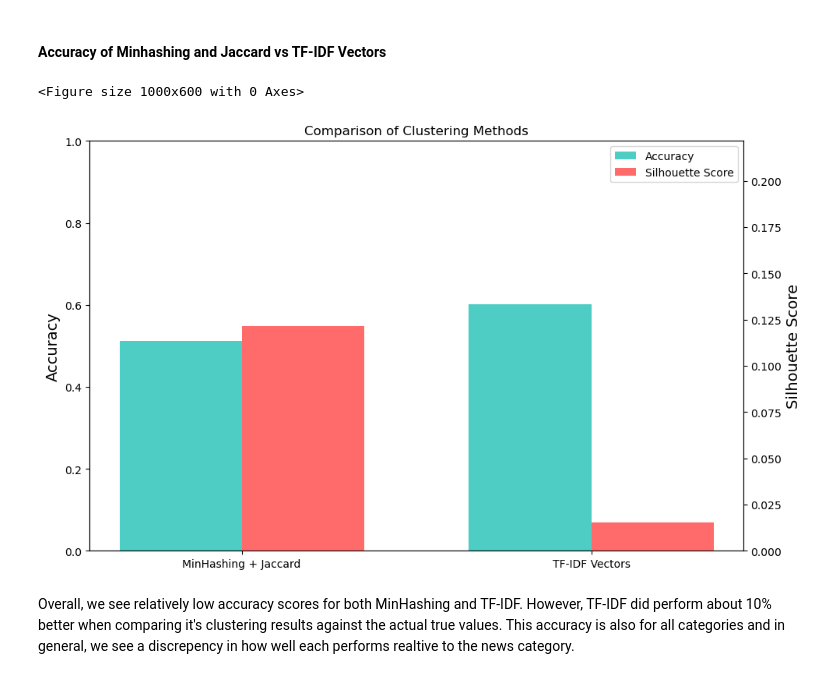
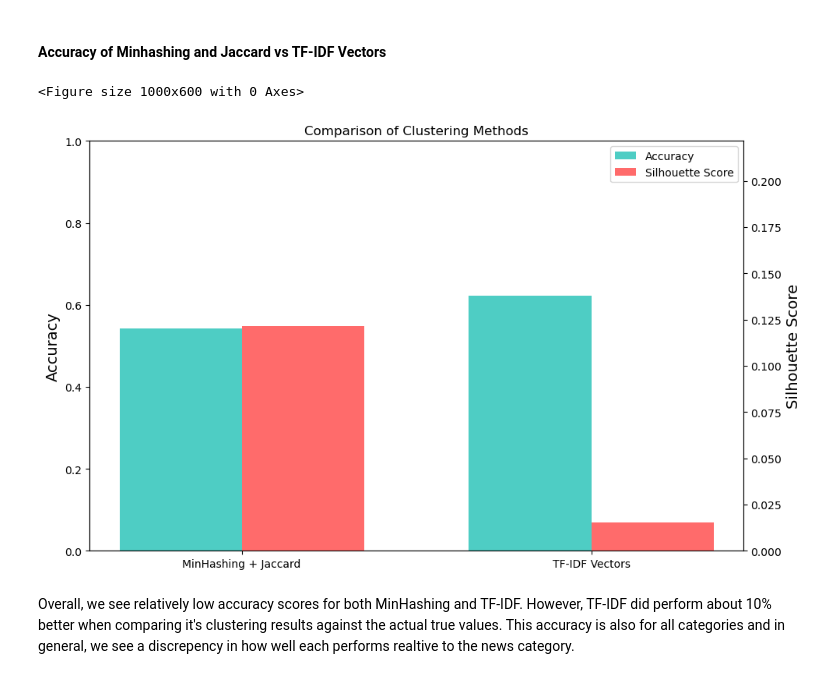
Before and after one commit to JohnDanekind/Fake-News-Unsupervised, a Jupyter notebook: src/project.ipynb, the cells around one changed output. Saved outputs shown, nothing was run; the diff lists cells and outputs as text; code cells hidden in the pictures.

```diff
--- a/src/project.ipynb
+++ b/src/project.ipynb
@@ -1187,42 +1180,42 @@ So, as expected, the machine learning model performed significantly better accro
 # Comparative visualization between MinHashing and TF-IDF
 plt.figure(figsize=(10, 6))
 methods = ['MinHashing + Jaccard', 'TF-IDF Vectors']
-minhash_accuracy = 0.5115
-tfidf_accuracy = 0.6010
+minhash_accuracy = 0.5415
+tfidf_accuracy = 0.6225
 minhash_silhouette = 0.1216
 tfidf_silhouette = 0.0151
 accuracies = [minhash_accuracy, tfidf_accuracy]
 silhouette = [minhash_silhouette, tfidf_silhouette]
 
 x = np.arange(len(methods))
 width = 0.35
 
 fig, ax1 = plt.subplots(figsize=(10, 6))
 bars1 = ax1.bar(x - width/2, accuracies, width, label='Accuracy', color='#4ECDC4')
 ax1.set_ylabel('Accuracy', fontsize=14)
 ax1.set_ylim(0, 1.0)
 
 # Add silhouette score on secondary y-axis
 ax2 = ax1.twinx()
 bars2 = ax2.bar(x + width/2, silhouette, width, label='Silhouette Score', color='#FF6B6B')
 ax2.set_ylabel('Silhouette Score', fontsize=14)
 ax2.set_ylim(0, max(silhouette) + 0.1)
 
 ax1.set_xticks(x)
 ax1.set_xticklabels(methods)
 ax1.set_title('Comparison of Clustering Methods')
 
 # Add a legend
 lines1, labels1 = ax1.get_legend_handles_labels()
 lines2, labels2 = ax2.get_legend_handles_labels()
 ax1.legend(lines1 + lines2, labels1 + labels2, loc='upper right')
 
 plt.tight_layout()
 plt.savefig('method_comparison.png')
 plt.show()
 # %% [output]
 <Figure size 1000x600 with 0 Axes>
-[figure, old version]
+[figure, new version]
 # %% [markdown]
 Overall, we see relatively low accuracy scores for both MinHashing and TF-IDF. However, TF-IDF did perform about 10% better when comparing it's clustering results against the actual true values. This accuracy is also for all categories and in general, we see a discrepency in how well each performs realtive to the news category.
 # %% [markdown]
```
Also changed, not shown: parts of 12 cells of this notebook.
